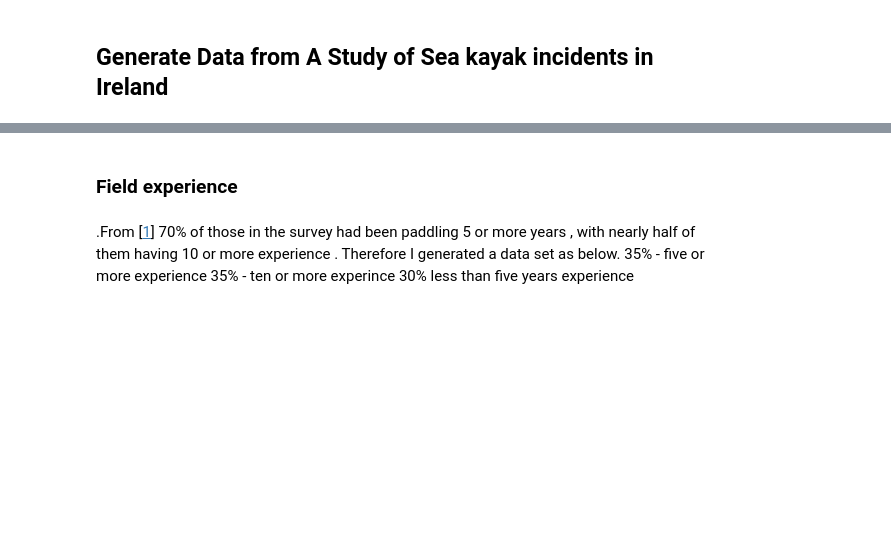
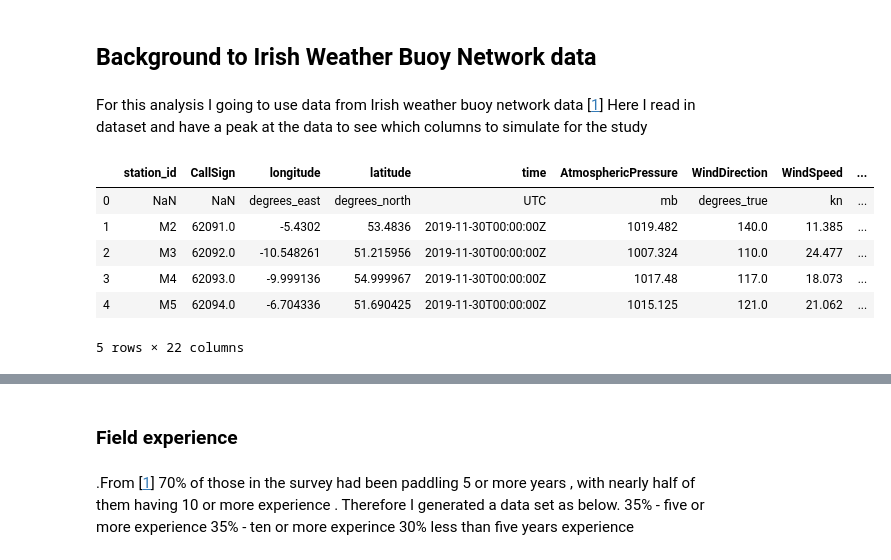
Before and after one commit to neadie/ProgrammingForDataAnalyticsProject, a Jupyter notebook: ProgrammingForDataAnalyticsProject.ipynb, the cells around one changed output, grey strips where cells are left out. Drawn from its saved outputs; the diff is of its cells as text; code cells hidden in the pictures; blank space fills up the shorter version.

Commit message:
change dataset to something else

```diff
--- a/ProgrammingForDataAnalyticsProject.ipynb
+++ b/ProgrammingForDataAnalyticsProject.ipynb
@@ -5,2 +6,17 @@ import pandas as pd
-# %% [markdown]
-## Generate Data from A Study of Sea kayak incidents in Ireland
+# %% [markdown]
+## Background to Irish Weather Buoy Network data
+# %% [markdown]
+For this analysis I going to use data from Irish weather buoy network data [[1](https://erddap.marine.ie/erddap/tabledap/IWBNetwork.html)]
+Here I read in dataset and have a peak at the data to see which columns to simulate for the study
+# %%
+waveBuoyReal = pd.read_csv('IWBNetwork_d7a0_c1fd_81c3.csv')
+
+waveBuoyReal.head()
+# %% [output]
+|  | station_id | CallSign | longitude | latitude | time | AtmosphericPressure | WindDirection | WindSpeed | ... |
+| 0 | NaN | NaN | degrees_east | degrees_north | UTC | mb | degrees_true | kn | ... |
+| 1 | M2 | 62091.0 | -5.4302 | 53.4836 | 2019-11-30T00:00:00Z | 1019.482 | 140.0 | 11.385 | ... |
+| 2 | M3 | 62092.0 | -10.548261 | 51.215956 | 2019-11-30T00:00:00Z | 1007.324 | 110.0 | 24.477 | ... |
+| 3 | M4 | 62093.0 | -9.999136 | 54.999967 | 2019-11-30T00:00:00Z | 1017.48 | 117.0 | 18.073 | ... |
+| 4 | M5 | 62094.0 | -6.704336 | 51.690425 | 2019-11-30T00:00:00Z | 1015.125 | 121.0 | 21.062 | ... |
+5 rows × 22 columns
```
Also changed, not shown: parts of 21 cells of this notebook.
